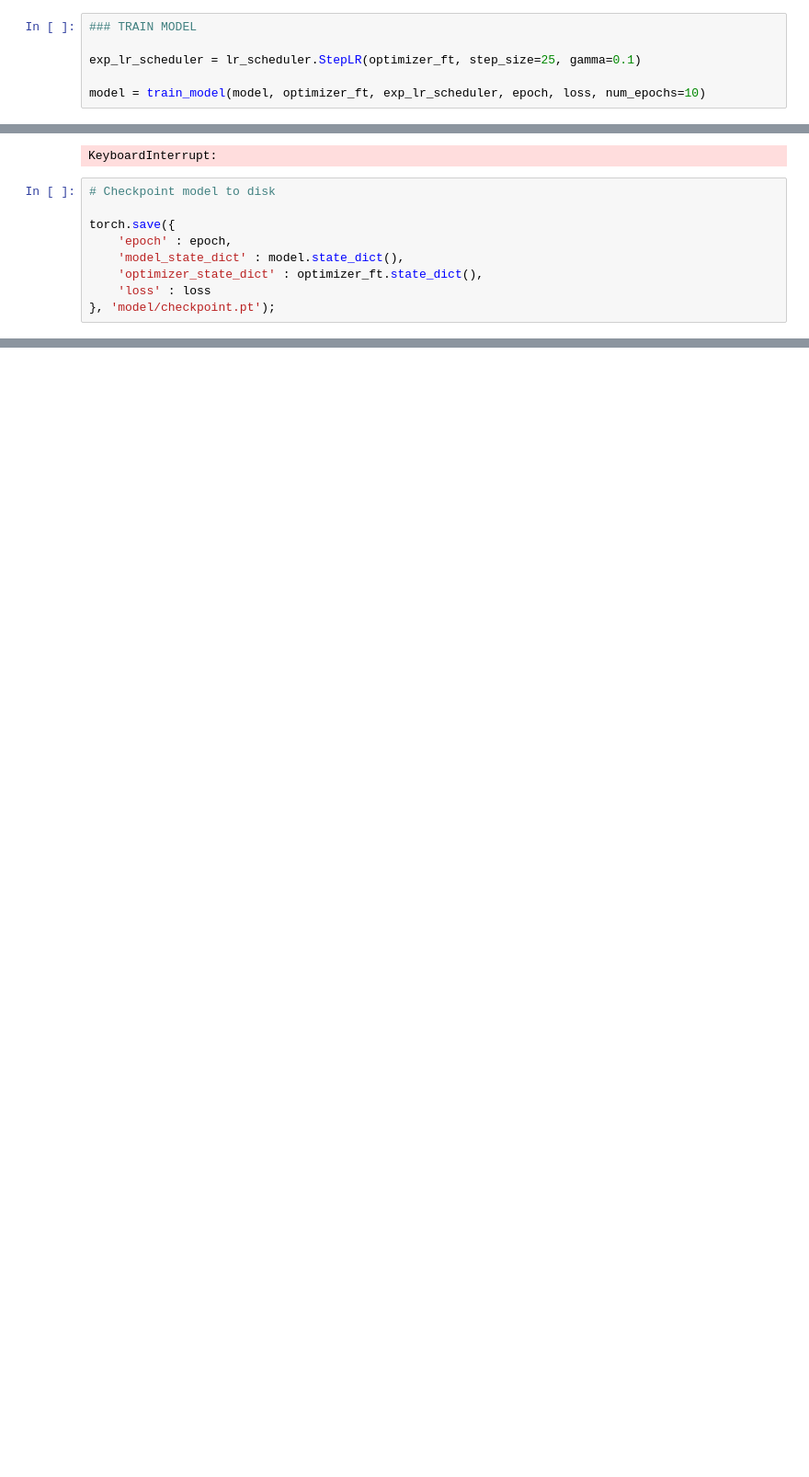
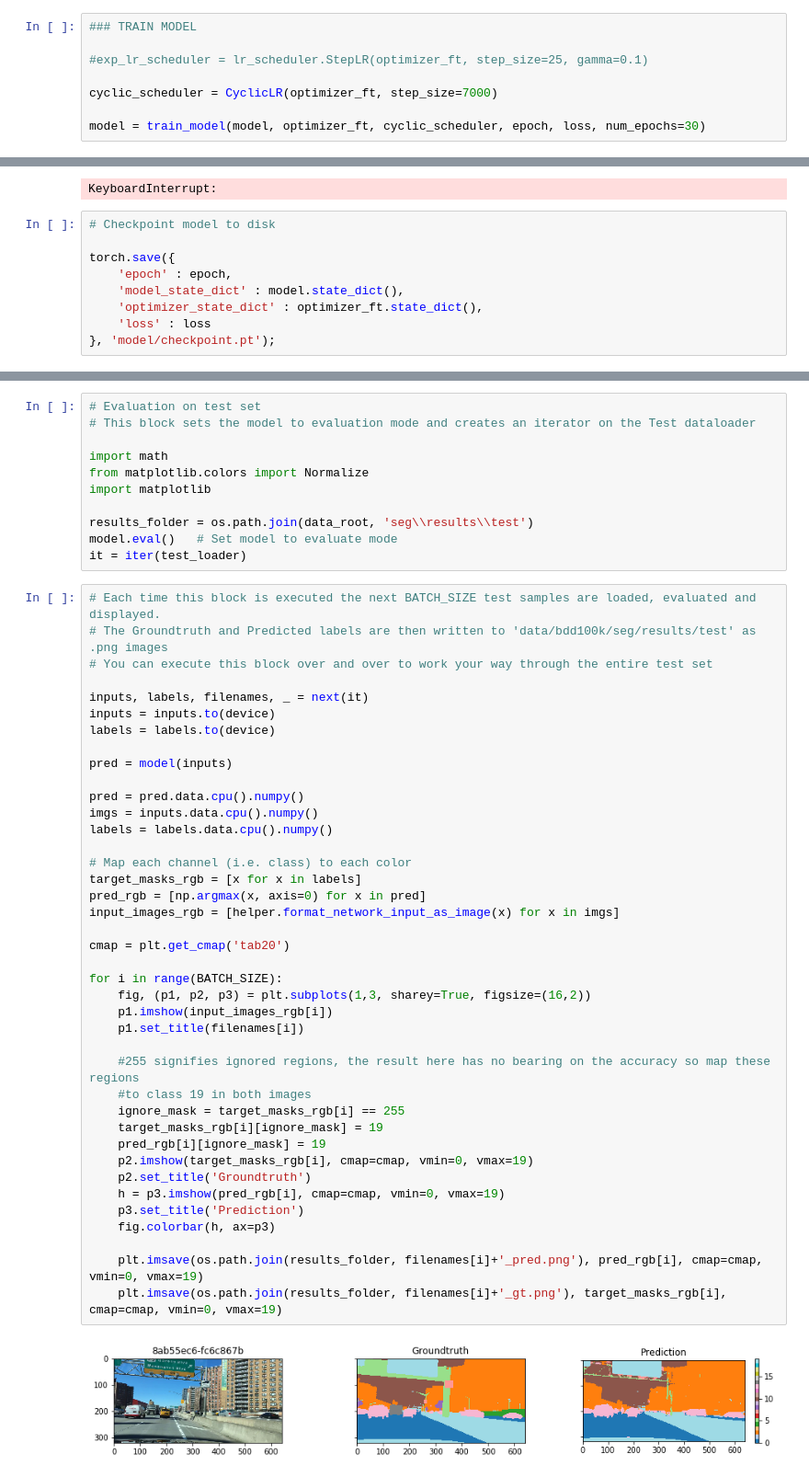
Before and after one commit to csvurt/automotive_dl, a Jupyter notebook: pytorch_unet.ipynb, the cells around one changed output, grey strips where cells are left out. Shown: that part at 92% size. Saved outputs shown, nothing was run; the diff lists cells and outputs as text; blank space fills up the shorter version.

Commit message:
Added a new UNET implementation and cyclic learning rate

```diff
--- a/pytorch_unet.ipynb
+++ b/pytorch_unet.ipynb
@@ -163,8 +165,10 @@ cuda:0
 # %%
 ### TRAIN MODEL
 
-exp_lr_scheduler = lr_scheduler.StepLR(optimizer_ft, step_size=25, gamma=0.1)
+#exp_lr_scheduler = lr_scheduler.StepLR(optimizer_ft, step_size=25, gamma=0.1)
 
-model = train_model(model, optimizer_ft, exp_lr_scheduler, epoch, loss, num_epochs=10)
+cyclic_scheduler = CyclicLR(optimizer_ft, step_size=7000)
+
+model = train_model(model, optimizer_ft, cyclic_scheduler, epoch, loss, num_epochs=30)
 # %% [output]
 ----------
@@ -227,0 +201,53 @@ plt.show()
+# %%
+# Evaluation on test set
+# This block sets the model to evaluation mode and creates an iterator on the Test dataloader
+
+import math
+from matplotlib.colors import Normalize
+import matplotlib
+
+results_folder = os.path.join(data_root, 'seg\\results\\test')
+model.eval()   # Set model to evaluate mode
+it = iter(test_loader)
+# %%
+# Each time this block is executed the next BATCH_SIZE test samples are loaded, evaluated and displayed.
+# The Groundtruth and Predicted labels are then written to 'data/bdd100k/seg/results/test' as .png images
+# You can execute this block over and over to work your way through the entire test set
+
+inputs, labels, filenames, _ = next(it)
+inputs = inputs.to(device)
+labels = labels.to(device)
+
+pred = model(inputs)
+
+pred = pred.data.cpu().numpy()
+imgs = inputs.data.cpu().numpy()
+labels = labels.data.cpu().numpy()
+
+# Map each channel (i.e. class) to each color
+target_masks_rgb = [x for x in labels]
+pred_rgb = [np.argmax(x, axis=0) for x in pred]
+input_images_rgb = [helper.format_network_input_as_image(x) for x in imgs]
+
+cmap = plt.get_cmap('tab20')
+
+for i in range(BATCH_SIZE):
+    fig, (p1, p2, p3) = plt.subplots(1,3, sharey=True, figsize=(16,2))
+    p1.imshow(input_images_rgb[i])
+    p1.set_title(filenames[i])
+
+    #255 signifies ignored regions, the result here has no bearing on the accuracy so map these regions
+    #to class 19 in both images
+    ignore_mask = target_masks_rgb[i] == 255
+    target_masks_rgb[i][ignore_mask] = 19
+    pred_rgb[i][ignore_mask] = 19
+    p2.imshow(target_masks_rgb[i], cmap=cmap, vmin=0, vmax=19)
+    p2.set_title('Groundtruth')
+    h = p3.imshow(pred_rgb[i], cmap=cmap, vmin=0, vmax=19)
+    p3.set_title('Prediction')
+    fig.colorbar(h, ax=p3)
+
+    plt.imsave(os.path.join(results_folder, filenames[i]+'_pred.png'), pred_rgb[i], cmap=cmap, vmin=0, vmax=19)
+    plt.imsave(os.path.join(results_folder, filenames[i]+'_gt.png'), target_masks_rgb[i], cmap=cmap, vmin=0, vmax=19)
+# %% [output]
+[figure, added]
```
Also changed, not shown: parts of 7 cells of this notebook, 4 other files.
